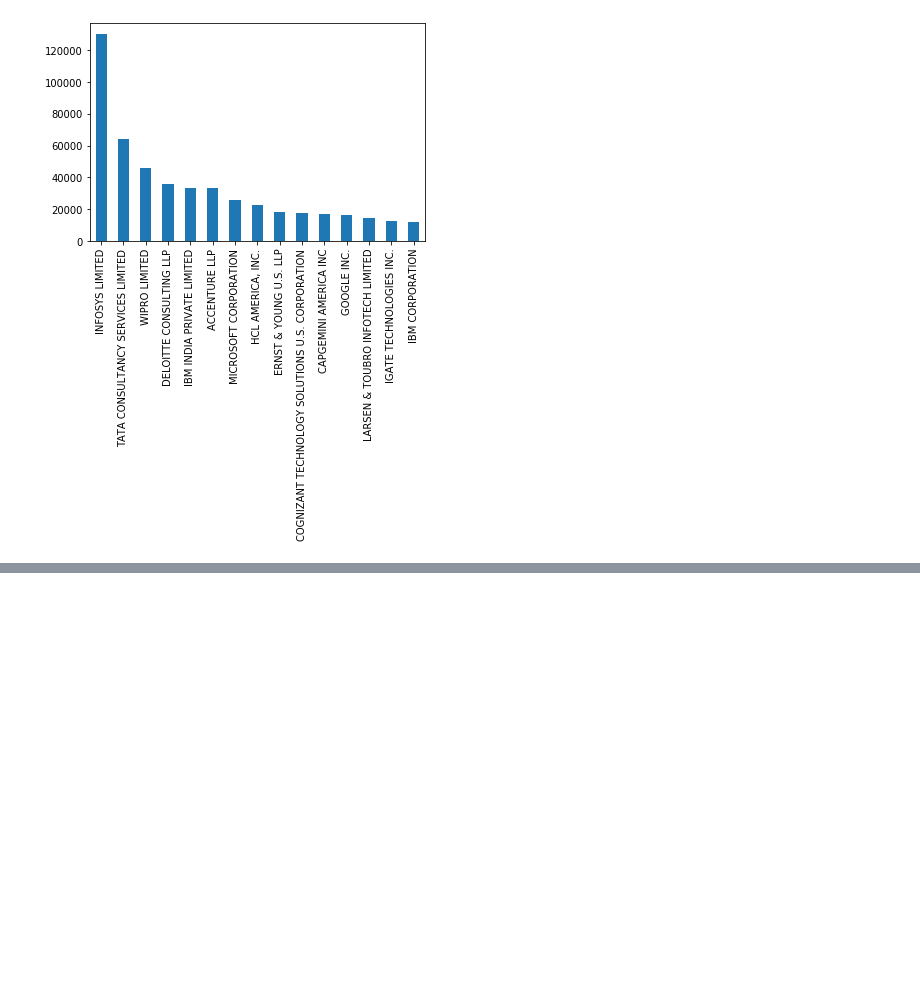
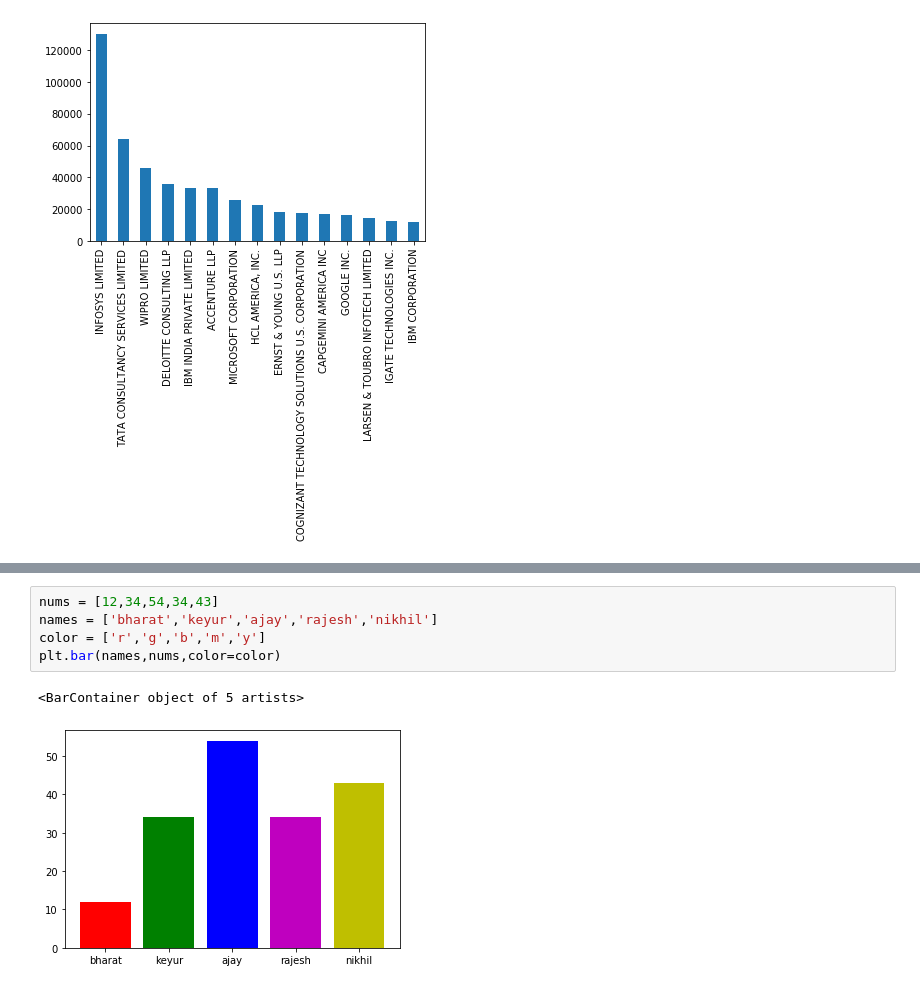
Before and after one commit to ajayyadav1998/python3pm, a Jupyter notebook: H1B visa project.ipynb, the cells around one changed output, grey strips where cells are left out. Drawn from its saved outputs; the diff is of its cells as text; blank space fills up the shorter version.

```diff
--- a/H1B visa project.ipynb
+++ b/H1B visa project.ipynb
@@ -70,0 +106,8 @@ df['companies'].value_counts()[:15].plot(kind='bar')
+# %%
+nums = [12,34,54,34,43]
+names = ['bharat','keyur','ajay','rajesh','nikhil']
+color = ['r','g','b','m','y']
+plt.bar(names,nums,color=color)
+# %% [output]
+<BarContainer object of 5 artists>
+[figure, added]
```
Also changed, not shown: parts of 25 cells of this notebook.
